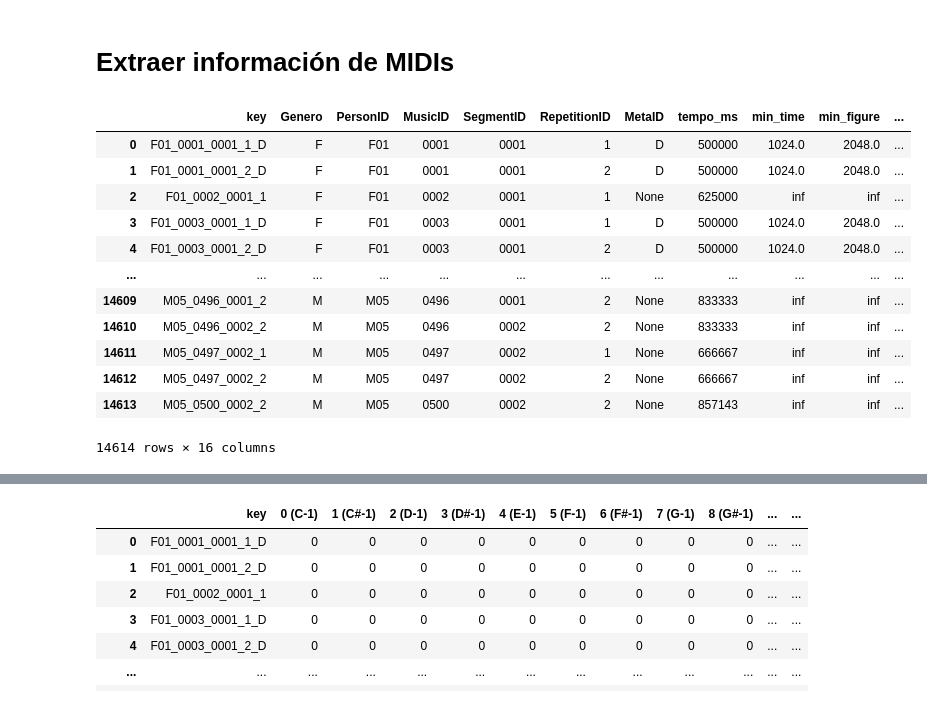
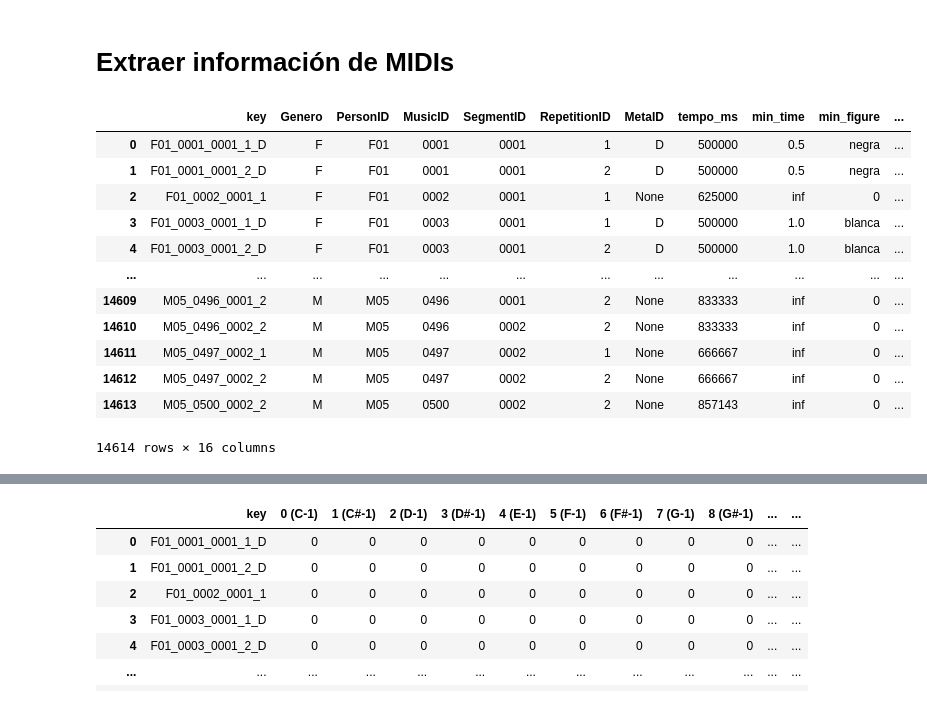
Before and after one commit to JafetMoon/hum_transcription_Project_DIA, a Jupyter notebook: 1a-analisis_midis.ipynb, the cells around one changed output, grey strips where cells are left out. Saved outputs shown, nothing was run; the diff lists cells and outputs as text; code cells hidden in the pictures.

```diff
--- a/1-analisis.ipynb
+++ b/1a-analisis_midis.ipynb
@@ -16,19 +16,19 @@ importlib.reload(utils)
 # %% [markdown]
 # Extraer información de MIDIs
 # %%
-df_midis_info, df_midis_notas = utils.procesar_midis(path_carpeta='Datos/MIDIs/midi_data/')
+df_midis_info, df_midis_notas = utils.preprocess.procesar_midis(path_carpeta='Datos/MIDIs/midi_data/')
 df_midis_info
 # %% [output]
 |  | key | Genero | PersonID | MusicID | SegmentID | RepetitionID | MetaID | tempo_ms | min_time | min_figure | ... |
-| 0 | F01_0001_0001_1_D | F | F01 | 0001 | 0001 | 1 | D | 500000 | 1024.0 | 2048.0 | ... |
-| 1 | F01_0001_0001_2_D | F | F01 | 0001 | 0001 | 2 | D | 500000 | 1024.0 | 2048.0 | ... |
-| 2 | F01_0002_0001_1 | F | F01 | 0002 | 0001 | 1 | None | 625000 | inf | inf | ... |
-| 3 | F01_0003_0001_1_D | F | F01 | 0003 | 0001 | 1 | D | 500000 | 1024.0 | 2048.0 | ... |
-| 4 | F01_0003_0001_2_D | F | F01 | 0003 | 0001 | 2 | D | 500000 | 1024.0 | 2048.0 | ... |
+| 0 | F01_0001_0001_1_D | F | F01 | 0001 | 0001 | 1 | D | 500000 | 0.5 | negra | ... |
+| 1 | F01_0001_0001_2_D | F | F01 | 0001 | 0001 | 2 | D | 500000 | 0.5 | negra | ... |
+| 2 | F01_0002_0001_1 | F | F01 | 0002 | 0001 | 1 | None | 625000 | inf | 0 | ... |
+| 3 | F01_0003_0001_1_D | F | F01 | 0003 | 0001 | 1 | D | 500000 | 1.0 | blanca | ... |
+| 4 | F01_0003_0001_2_D | F | F01 | 0003 | 0001 | 2 | D | 500000 | 1.0 | blanca | ... |
 | ... | ... | ... | ... | ... | ... | ... | ... | ... | ... | ... | ... |
-| 14609 | M05_0496_0001_2 | M | M05 | 0496 | 0001 | 2 | None | 833333 | inf | inf | ... |
-| 14610 | M05_0496_0002_2 | M | M05 | 0496 | 0002 | 2 | None | 833333 | inf | inf | ... |
-| 14611 | M05_0497_0002_1 | M | M05 | 0497 | 0002 | 1 | None | 666667 | inf | inf | ... |
-| 14612 | M05_0497_0002_2 | M | M05 | 0497 | 0002 | 2 | None | 666667 | inf | inf | ... |
-| 14613 | M05_0500_0002_2 | M | M05 | 0500 | 0002 | 2 | None | 857143 | inf | inf | ... |
+| 14609 | M05_0496_0001_2 | M | M05 | 0496 | 0001 | 2 | None | 833333 | inf | 0 | ... |
+| 14610 | M05_0496_0002_2 | M | M05 | 0496 | 0002 | 2 | None | 833333 | inf | 0 | ... |
+| 14611 | M05_0497_0002_1 | M | M05 | 0497 | 0002 | 1 | None | 666667 | inf | 0 | ... |
+| 14612 | M05_0497_0002_2 | M | M05 | 0497 | 0002 | 2 | None | 666667 | inf | 0 | ... |
+| 14613 | M05_0500_0002_2 | M | M05 | 0500 | 0002 | 2 | None | 857143 | inf | 0 | ... |
 14614 rows × 16 columns
```
Also changed, not shown: parts of 23 cells of this notebook, 20 other files.
